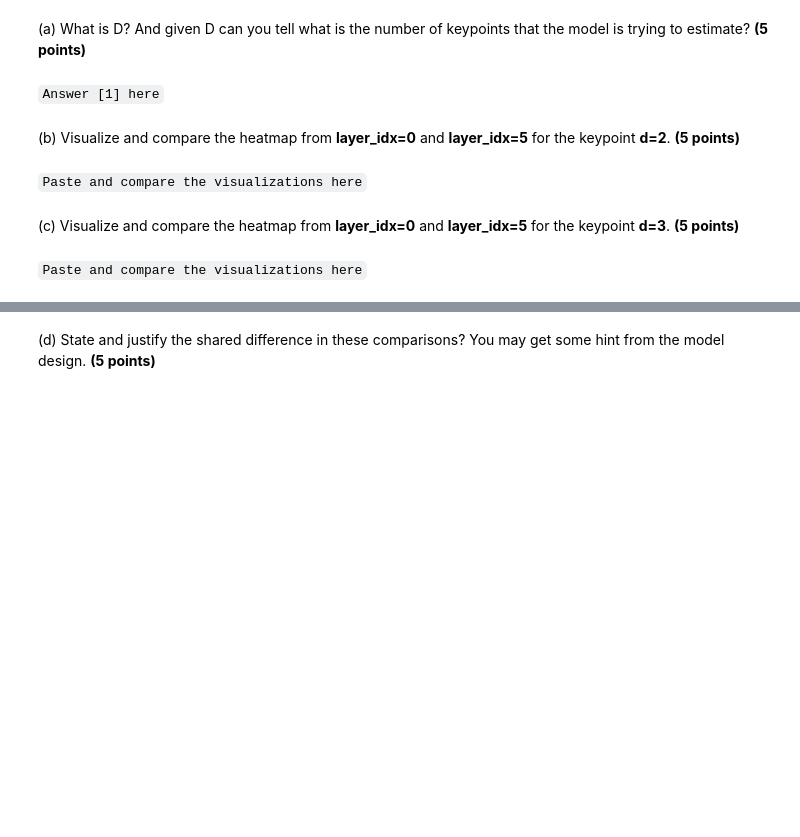
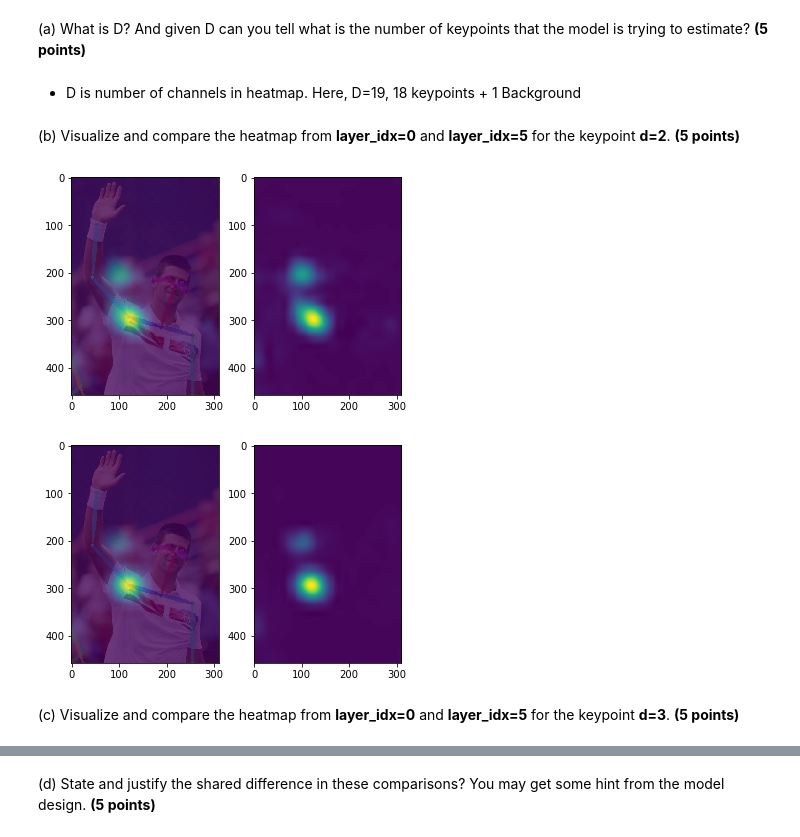
Before and after one commit to SatyamGaba/face_recognition, a Jupyter notebook: hw2_questions.ipynb, the cells around one changed output, grey strips where cells are left out. Cells and saved outputs as stored; diff of their text form; code cells hidden in the pictures; blank space fills up the shorter version.

```diff
--- a/hw2_questions.ipynb
+++ b/hw2_questions.ipynb
@@ -244,6 +273,10 @@ In this question, you will be given code adapted from [PyTorch implementation of
 # %% [markdown]
 (1) Run the inference code on the given image.
 # %%
+import sys
+path = "./pytorch-openpose/"
+sys.path.append(path)
+
 import cv2
 import matplotlib.pyplot as plt
 import copy
@@ -254,10 +287,12 @@ from src import util
 from src.body import Body
 from src.hand import Hand
 
-body_estimation = Body('model/body_pose_model.pth')
+body_estimation = Body(path+'model/body_pose_model.pth')
 
-test_image = 'images/demo.jpg'
+test_image = path+'images/demo.jpg'
 oriImg = cv2.imread(test_image)  # B,G,R order
+
+# print(oriImg.shape)
 candidate, subset, heatmap_list, heatmap_list_converted_list = body_estimation(oriImg)
 heatmap_0 = heatmap_list[0]
 canvas = copy.deepcopy(oriImg)
@@ -295,12 +350,17 @@ for d in range(heatmap_list_converted_list[0][layer_idx].shape[2]):
 # %% [markdown]
 (a) What is D? And given D can you tell what is the number of keypoints that the model is trying to estimate? **(5 points)**
-# %% [markdown]
-``Answer [1] here``
+# %% [markdown]
+* D is number of channels in heatmap. Here, D=19, 18 keypoints + 1 Background
 # %% [markdown]
 (b) Visualize and compare the heatmap from **layer_idx=0** and **layer_idx=5** for the keypoint **d=2**. **(5 points)**
-# %% [markdown]
-``Paste and compare the visualizations here``
+# %%
+d = 2
+layer_idxz=[0,5]
+for layer_idx in layer_idxz:
+    heatmap = heatmap_list_converted_list[0][layer_idx][:, :, d]
+    util.overlay_heatmap(canvas, heatmap)
+# %% [output]
+[figure, added]
+[figure, added]
 # %% [markdown]
 (c) Visualize and compare the heatmap from **layer_idx=0** and **layer_idx=5** for the keypoint **d=3**. **(5 points)**
-# %% [markdown]
-``Paste and compare the visualizations here``
```
Also changed, not shown: parts of 37 cells of this notebook, 22 other files.
